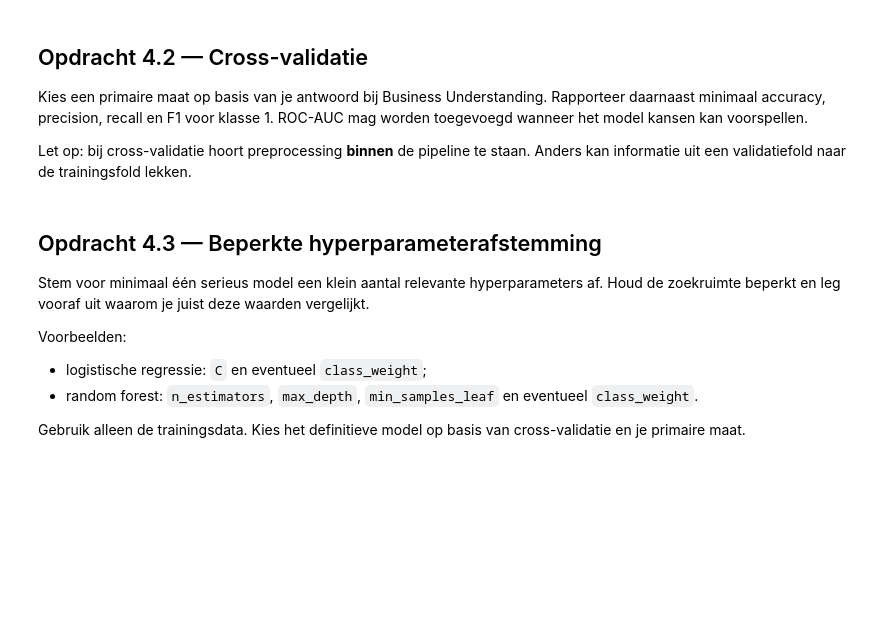
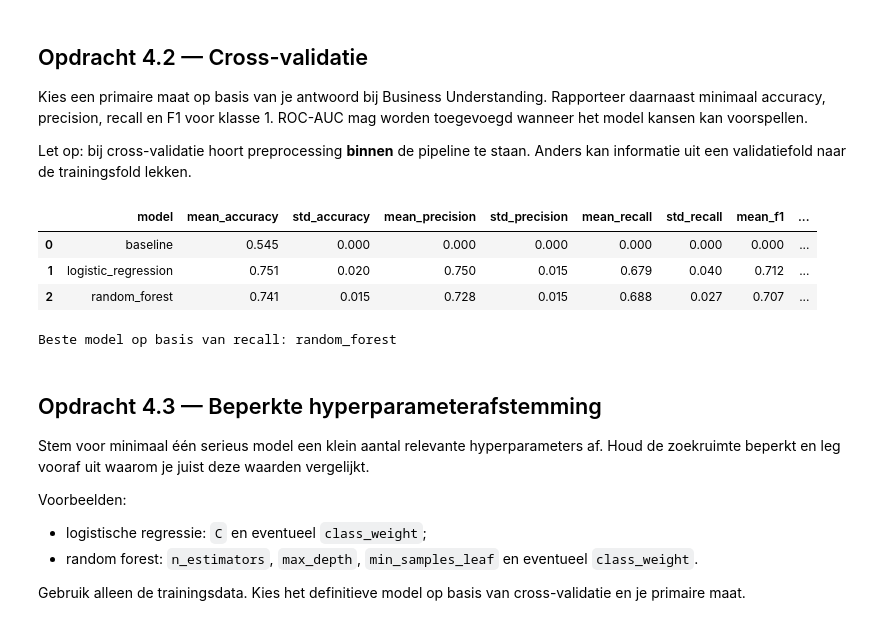
Before and after one commit to cesur-ict/treinverstoringen2, a Jupyter notebook: Studenttemplate_CRISP-DM_treinverstoringen.ipynb, the cells around one changed output. Saved outputs shown, nothing was run; the diff lists cells and outputs as text; code cells hidden in the pictures; blank space fills up the shorter version.

```diff
--- a/Studenttemplate_CRISP-DM_treinverstoringen.ipynb
+++ b/Studenttemplate_CRISP-DM_treinverstoringen.ipynb
@@ -860,34 +1402,47 @@ scoring = {
     "precision": make_scorer(precision_score, zero_division=0),
     "recall": make_scorer(recall_score, zero_division=0),
     "f1": make_scorer(f1_score, zero_division=0),
     "roc_auc": "roc_auc",
 }
 
 cv_results = []
 
 if pipelines and X_train is not None:
     for model_name, pipeline in pipelines.items():
         scores = cross_validate(
             pipeline,
             X_train,
             y_train,
             cv=cv,
             scoring=scoring,
             n_jobs=-1,
         )
 
         row = {"model": model_name}
         for metric_name in scoring:
             row[f"mean_{metric_name}"] = scores[f"test_{metric_name}"].mean()
             row[f"std_{metric_name}"] = scores[f"test_{metric_name}"].std()
         cv_results.append(row)
 
     cv_results_df = pd.DataFrame(cv_results)
     display(cv_results_df.round(3))
 else:
     print("TODO: maak eerst FEATURES, target, split en preprocessing compleet.")
 
-# TODO: sorteer en selecteer op de primaire maat die je vanuit de businessvraag koos.
+cv_results_df = cv_results_df.sort_values(
+    by="mean_recall",
+    ascending=False
+)
+
+best_model_name = cv_results_df.iloc[0]["model"]
+
+print("Beste model op basis van recall:", best_model_name)
+# %% [output]
+|  | model | mean_accuracy | std_accuracy | mean_precision | std_precision | mean_recall | std_recall | mean_f1 | ... |
+| 0 | baseline | 0.545 | 0.000 | 0.000 | 0.000 | 0.000 | 0.000 | 0.000 | ... |
+| 1 | logistic_regression | 0.751 | 0.020 | 0.750 | 0.015 | 0.679 | 0.040 | 0.712 | ... |
+| 2 | random_forest | 0.741 | 0.015 | 0.728 | 0.015 | 0.688 | 0.027 | 0.707 | ... |
+Beste model op basis van recall: random_forest
 # %% [markdown]
 ## Opdracht 4.3 — Beperkte hyperparameterafstemming
 
```
Also changed, not shown: parts of 40 cells of this notebook, 1 other file.
